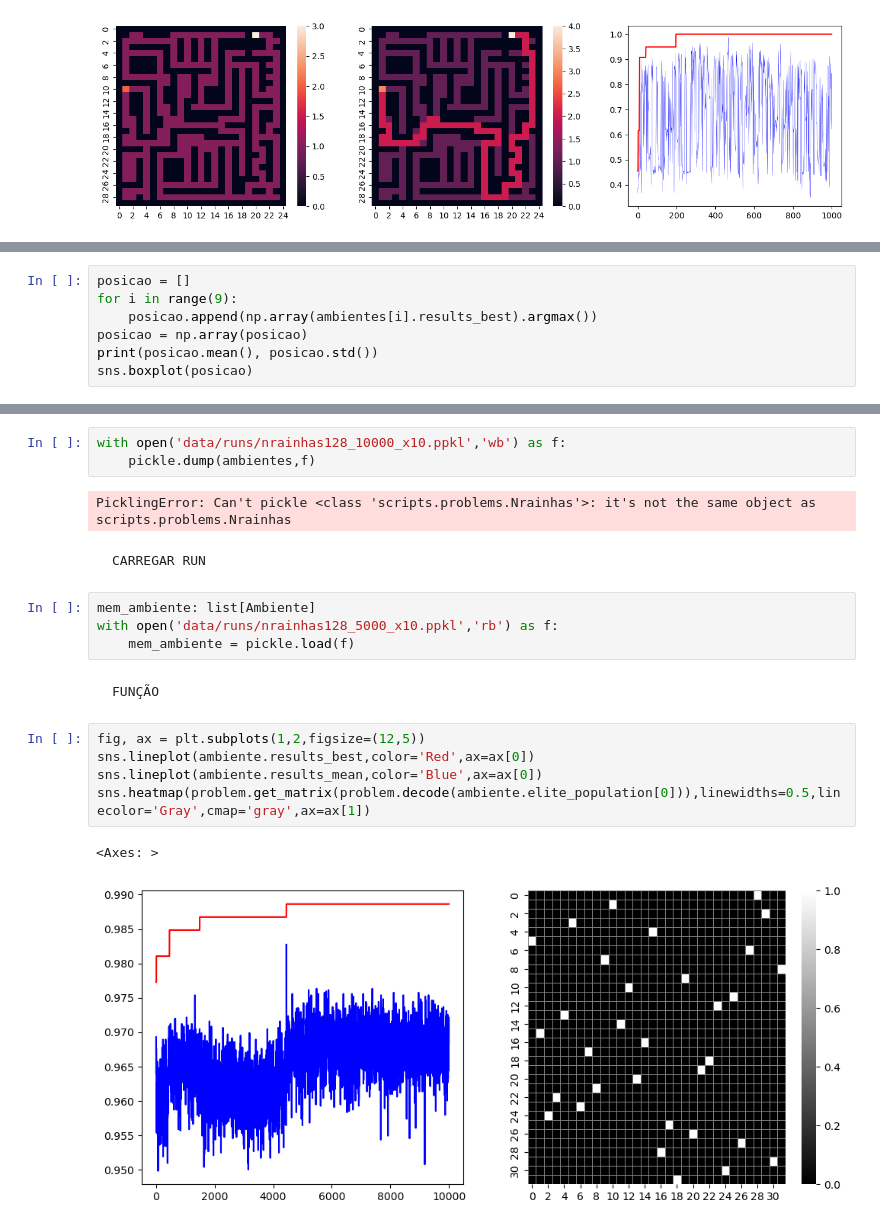
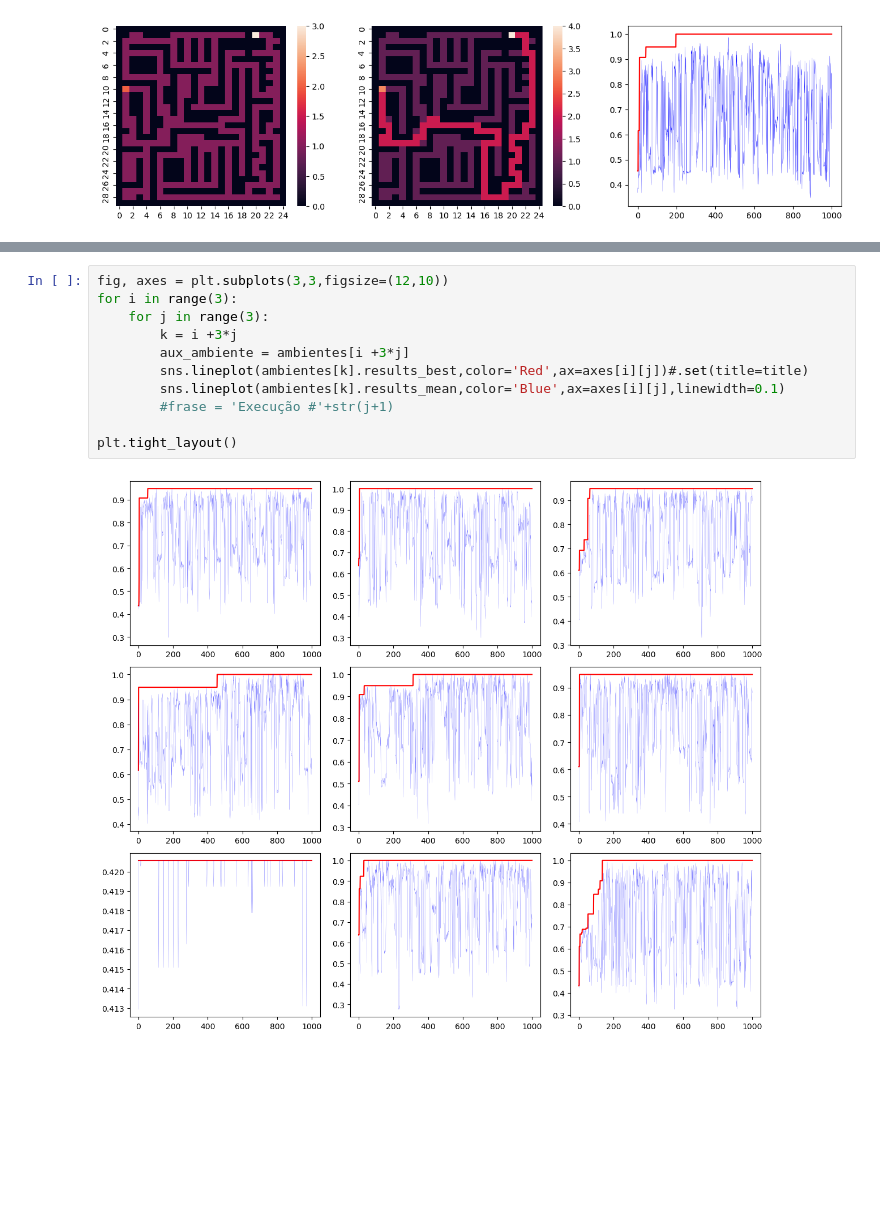
Before and after one commit to ThiagoBrandenburg/Implementacoes-IA, a Jupyter notebook: AlgoritmoGenetico/nb_labirinto.ipynb, the cells around one changed output, grey strips where cells are left out. Saved outputs shown, nothing was run; the diff lists cells and outputs as text; blank space fills up the shorter version.

```diff
--- a/AlgoritmoGenetico/nb_labirinto.ipynb
+++ b/AlgoritmoGenetico/nb_labirinto.ipynb
@@ -104,7 +104,0 @@ plt.tight_layout()
-# %%
-posicao = []
-for i in range(9):
-    posicao.append(np.array(ambientes[i].results_best).argmax())
-posicao = np.array(posicao)
-print(posicao.mean(), posicao.std())
-sns.boxplot(posicao)
@@ -130,21 +105,13 @@ sns.boxplot(df).set(title='Número de iterações por configuração de N-rainha
-# %%
-with open('data/runs/nrainhas128_10000_x10.ppkl','wb') as f:
-    pickle.dump(ambientes,f)
-# %% [output]
-PicklingError: Can't pickle <class 'scripts.problems.Nrainhas'>: it's not the same object as scripts.problems.Nrainhas
-# %% [markdown]
-    CARREGAR RUN
-# %%
-mem_ambiente: list[Ambiente]
-with open('data/runs/nrainhas128_5000_x10.ppkl','rb') as f:
-    mem_ambiente = pickle.load(f)
-# %% [markdown]
-    FUNÇÃO
-# %%
-fig, ax = plt.subplots(1,2,figsize=(12,5))
-sns.lineplot(ambiente.results_best,color='Red',ax=ax[0])
-sns.lineplot(ambiente.results_mean,color='Blue',ax=ax[0])
-sns.heatmap(problem.get_matrix(problem.decode(ambiente.elite_population[0])),linewidths=0.5,linecolor='Gray',cmap='gray',ax=ax[1])
-# %% [output]
-<Axes: >
-[figure, removed]
+# %%
+fig, axes = plt.subplots(3,3,figsize=(12,10))
+for i in range(3):
+    for j in range(3):
+        k = i +3*j
+        aux_ambiente = ambientes[i +3*j]
+        sns.lineplot(ambientes[k].results_best,color='Red',ax=axes[i][j])#.set(title=title)
+        sns.lineplot(ambientes[k].results_mean,color='Blue',ax=axes[i][j],linewidth=0.1)
+        #frase = 'Execução #'+str(j+1)
+
+plt.tight_layout()
+# %% [output]
+[figure, added]
```
Also changed, not shown: parts of 8 cells of this notebook, 2 other files.
